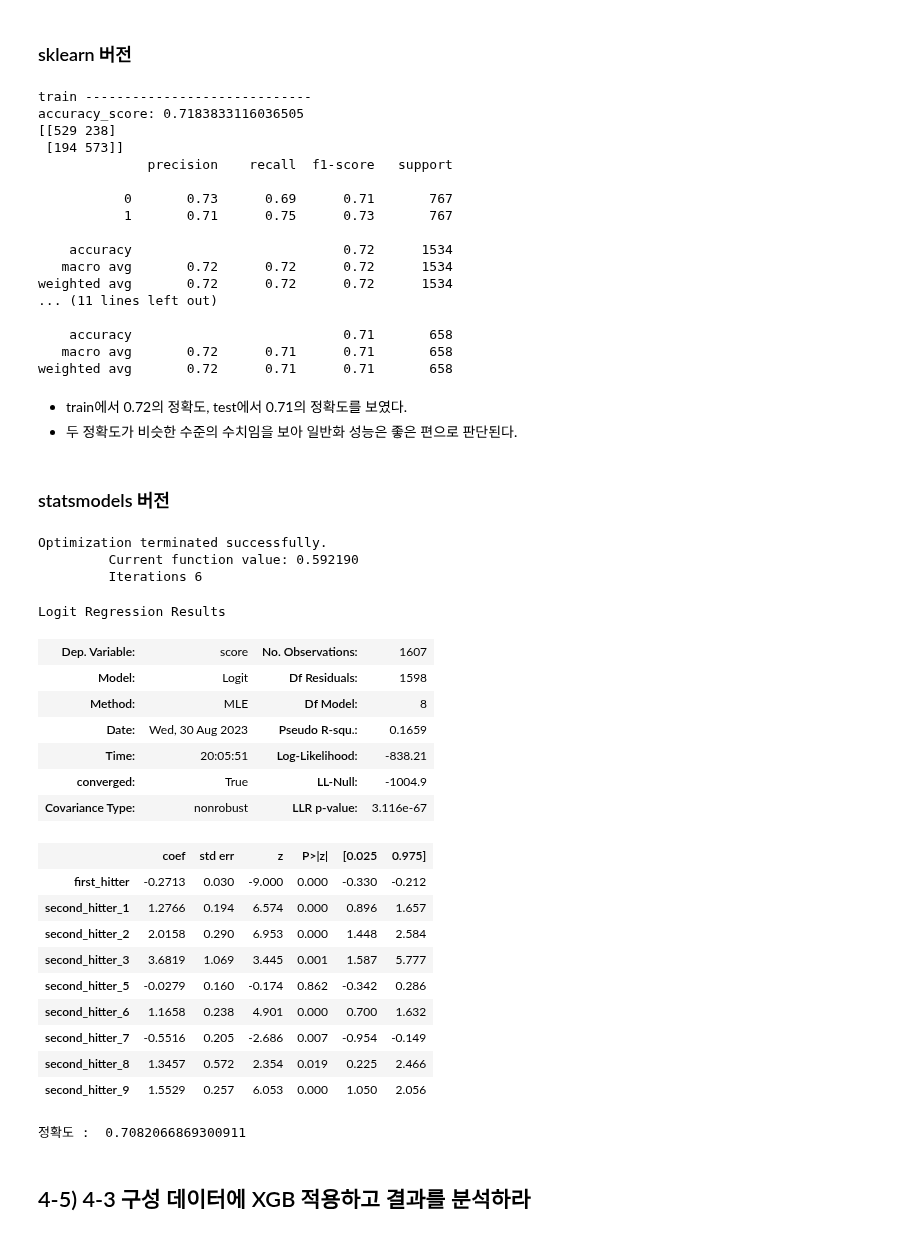
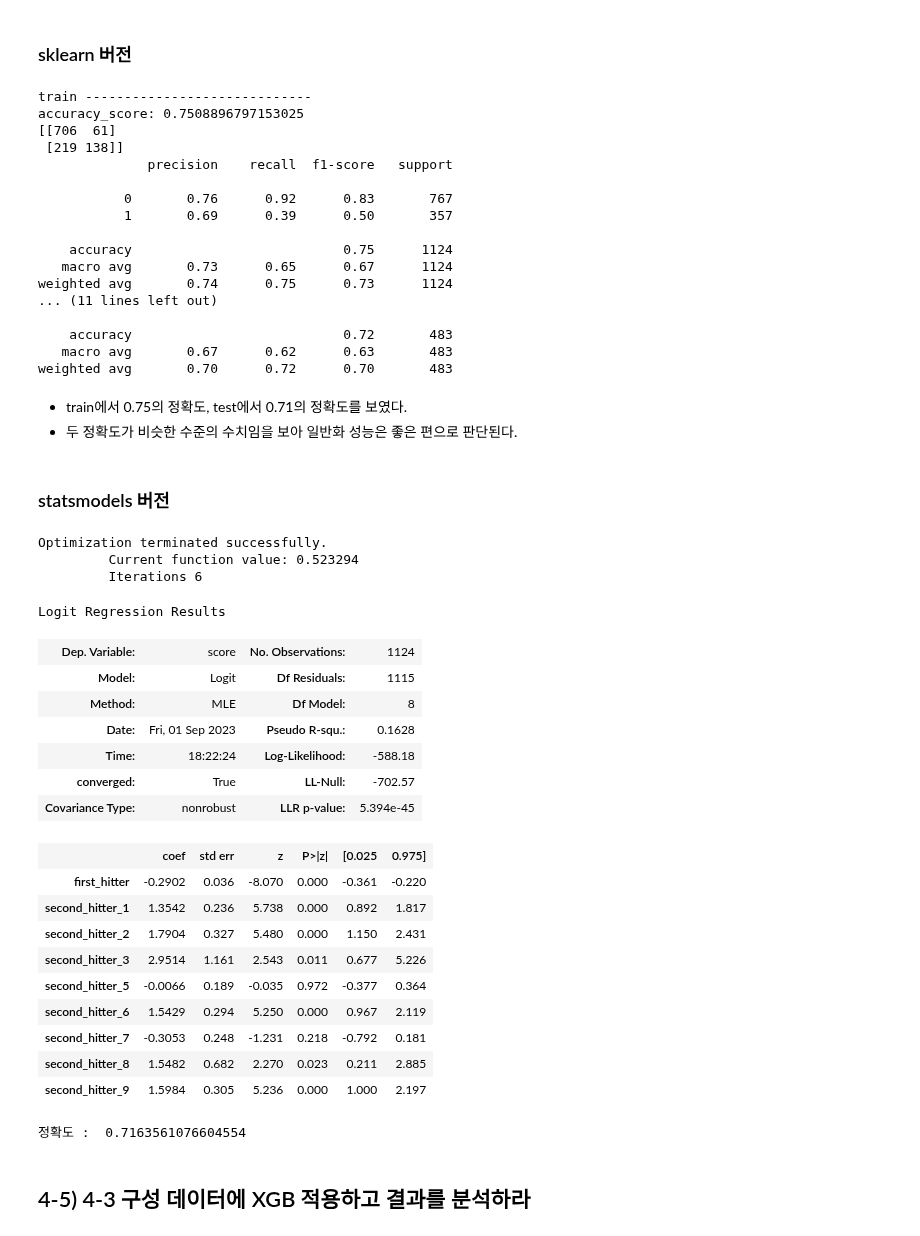
Before and after one commit to Minju-nimm/ADP, a Jupyter notebook: ML/29회_ML.ipynb, the cells around one changed output. Drawn from its saved outputs; the diff is of its cells as text; code cells hidden in the pictures.

```diff
--- a/ML/29회_ML.ipynb
+++ b/ML/29회_ML.ipynb
@@ -1015,3 +1013,11 @@ Original Data
 0    1096
 1     511
 Name: score, dtype: int64
+# %%
+from sklearn.model_selection import train_test_split
+
+X_train, X_test, y_train, y_test = train_test_split(X,
+                                                    y,
+                                                    test_size=0.3,
+                                                    random_state=1,
+                                                    stratify=y)
@@ -1039,12 +1049,6 @@ Name: score, dtype: int64
 - SMOTE를 이용해 소수 클래스를 다수 클래스 개수로 맞춰주었다.
 # %% [markdown]
 ## 4-4) 4-3 구성 데이터에 Logistic Regression을 적용하고 결과를 분석하라.
-# %%
-X_train, X_test, y_train, y_test = train_test_split(X_SMO,
-                                                    y_SMO,
-                                                    test_size=0.3,
-                                                    random_state=1,
-                                                    stratify=y_SMO)
 # %% [markdown]
 ### sklearn 버전
 # %%
@@ -1068,60 +1072,60 @@ print(confusion_matrix(y_test, lr_test))
 print(classification_report(y_test, lr_test))
 # %% [output]
 train -----------------------------
-accuracy_score: 0.7183833116036505
-[[529 238]
- [194 573]]
+accuracy_score: 0.7508896797153025
+[[706  61]
+ [219 138]]
               precision    recall  f1-score   support
 
-           0       0.73      0.69      0.71       767
-           1       0.71      0.75      0.73       767
+           0       0.76      0.92      0.83       767
+           1       0.69      0.39      0.50       357
 
-    accuracy                           0.72      1534
-   macro avg       0.72      0.72      0.72      1534
-weighted avg       0.72      0.72      0.72      1534
+    accuracy                           0.75      1124
+   macro avg       0.73      0.65      0.67      1124
+weighted avg       0.74      0.75      0.73      1124
 ... (11 lines left out)
 
-    accuracy                           0.71       658
-   macro avg       0.72      0.71      0.71       658
-weighted avg       0.72      0.71      0.71       658
+    accuracy                           0.72       483
+   macro avg       0.67      0.62      0.63       483
+weighted avg       0.70      0.72      0.70       483
 # %% [markdown]
-- train에서 0.72의 정확도, test에서 0.71의 정확도를 보였다.
+- train에서 0.75의 정확도, test에서 0.71의 정확도를 보였다.
 - 두 정확도가 비슷한 수준의 수치임을 보아 일반화 성능은 좋은 편으로 판단된다.
 # %% [markdown]
 ### statsmodels 버전
 # %%
 # 문제 표현에 따라 다르게 접근 할듯 (4-2와의 비교 or 그냥 분류 모델 결과 확인)
 
 model = sm.Logit(y_train, X_train)
 # model = sm.Logit(y_train.reset_index(drop=True), X_train.reset_index(drop=True))
 result = model.fit()
-display(res.summary())
+display(result.summary())
 
 acc = accuracy_score(y_test.reset_index(drop=True),result.predict(X_test).map(lambda x : 1 if x>=0.5 else 0))
 print('정확도 : ',acc)
 # %% [output]
 Optimization terminated successfully.
-         Current function value: 0.592190
+         Current function value: 0.523294
          Iterations 6
 Logit Regression Results
-| Dep. Variable: | score | No. Observations: | 1607 |
-| Model: | Logit | Df Residuals: | 1598 |
+| Dep. Variable: | score | No. Observations: | 1124 |
+| Model: | Logit | Df Residuals: | 1115 |
 | Method: | MLE | Df Model: | 8 |
-| Date: | Wed, 30 Aug 2023 | Pseudo R-squ.: | 0.1659 |
-| Time: | 20:05:51 | Log-Likelihood: | -838.21 |
-| converged: | True | LL-Null: | -1004.9 |
-| Covariance Type: | nonrobust | LLR p-value: | 3.116e-67 |
+| Date: | Fri, 01 Sep 2023 | Pseudo R-squ.: | 0.1628 |
+| Time: | 18:22:24 | Log-Likelihood: | -588.18 |
+| converged: | True | LL-Null: | -702.57 |
+| Covariance Type: | nonrobust | LLR p-value: | 5.394e-45 |
 |  | coef | std err | z | P>|z| | [0.025 | 0.975] |
-| first_hitter | -0.2713 | 0.030 | -9.000 | 0.000 | -0.330 | -0.212 |
-| second_hitter_1 | 1.2766 | 0.194 | 6.574 | 0.000 | 0.896 | 1.657 |
-| second_hitter_2 | 2.0158 | 0.290 | 6.953 | 0.000 | 1.448 | 2.584 |
-| second_hitter_3 | 3.6819 | 1.069 | 3.445 | 0.001 | 1.587 | 5.777 |
-| second_hitter_5 | -0.0279 | 0.160 | -0.174 | 0.862 | -0.342 | 0.286 |
-| second_hitter_6 | 1.1658 | 0.238 | 4.901 | 0.000 | 0.700 | 1.632 |
-| second_hitter_7 | -0.5516 | 0.205 | -2.686 | 0.007 | -0.954 | -0.149 |
-| second_hitter_8 | 1.3457 | 0.572 | 2.354 | 0.019 | 0.225 | 2.466 |
-| second_hitter_9 | 1.5529 | 0.257 | 6.053 | 0.000 | 1.050 | 2.056 |
+| first_hitter | -0.2902 | 0.036 | -8.070 | 0.000 | -0.361 | -0.220 |
+| second_hitter_1 | 1.3542 | 0.236 | 5.738 | 0.000 | 0.892 | 1.817 |
+| second_hitter_2 | 1.7904 | 0.327 | 5.480 | 0.000 | 1.150 | 2.431 |
+| second_hitter_3 | 2.9514 | 1.161 | 2.543 | 0.011 | 0.677 | 5.226 |
+| second_hitter_5 | -0.0066 | 0.189 | -0.035 | 0.972 | -0.377 | 0.364 |
+| second_hitter_6 | 1.5429 | 0.294 | 5.250 | 0.000 | 0.967 | 2.119 |
+| second_hitter_7 | -0.3053 | 0.248 | -1.231 | 0.218 | -0.792 | 0.181 |
+| second_hitter_8 | 1.5482 | 0.682 | 2.270 | 0.023 | 0.211 | 2.885 |
+| second_hitter_9 | 1.5984 | 0.305 | 5.236 | 0.000 | 1.000 | 2.197 |
-정확도 :  0.7082066869300911
+정확도 :  0.7163561076604554
 # %% [markdown]
 ## 4-5) 4-3 구성 데이터에 XGB 적용하고 결과를 분석하라
 # %%
```
Also changed, not shown: parts of 8 cells of this notebook.
